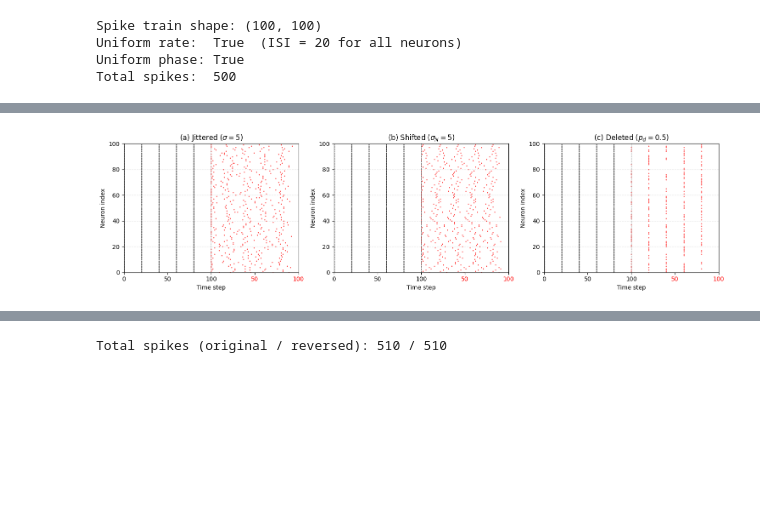
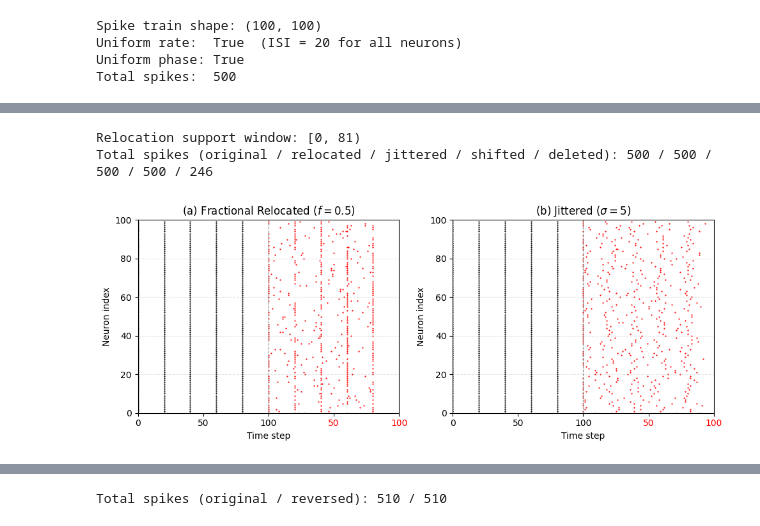
Before and after one commit to Laaaaack/beyond-beyond-rate, a Jupyter notebook: my_project/exp_fixed_weight_perturbation/result_visualization/auxillary_plots/perturbation/perturbation_visualization.ipynb, the cells around one changed output, grey strips where cells are left out. Saved outputs shown, nothing was run; the diff lists cells and outputs as text; code cells hidden in the pictures; blank space fills up the shorter version.

```diff
--- a/my_project/exp_fixed_weight_perturbation/result_visualization/auxillary_plots/perturbation/perturbation_visualization.ipynb
+++ b/my_project/exp_fixed_weight_perturbation/result_visualization/auxillary_plots/perturbation/perturbation_visualization.ipynb
@@ -282,7 +388,11 @@ Each panel shows the original spike train on the left (black) and the perturbed
 # %%
+RELOCATION_F = 0.5
 JITTER_SIGMA = 5.0
 SHIFT_SIGMA = 5.0
 DELETION_P = 0.5
+
+np.random.seed(RNG_SEED)
+relocated = relocate_spike_train(original_spikes, f=RELOCATION_F)
 
 np.random.seed(RNG_SEED)
 jittered = jitter_spike_train(original_spikes, sigma=JITTER_SIGMA)
@@ -292,6 +402,14 @@ shifted = shift_spike_train(original_spikes, sigma=SHIFT_SIGMA)
 
 np.random.seed(RNG_SEED)
 deleted = delete_spike_train(original_spikes, p_d=DELETION_P)
+
+support_window = resolve_support_window(original_spikes)
+print(f"Relocation support window: [0, {support_window})")
+print(
+    "Total spikes (original / relocated / jittered / shifted / deleted): "
+    f"{int(original_spikes.sum())} / {int(relocated.sum())} / "
+    f"{int(jittered.sum())} / {int(shifted.sum())} / {int(deleted.sum())}"
+)
 
 
 def draw_side_by_side(
@@ -324,31 +442,30 @@ def draw_side_by_side(
     ax.set_ylabel("Neuron index")
     ax.set_title(title)
     ax.grid(True, axis="y", linestyle="--", alpha=0.3)
-
-
-fig, axes = plt.subplots(1, 3, figsize=(15, 4))
-
-draw_side_by_side(
-    axes[0],
-    original_spikes,
-    jittered,
-    rf"(a) Jittered ($\sigma={JITTER_SIGMA:g}$)",
-)
-draw_side_by_side(
-    axes[1],
-    original_spikes,
-    shifted,
-    rf"(b) Shifted ($\sigma_N={SHIFT_SIGMA:g}$)",
-)
-draw_side_by_side(
-    axes[2],
-    original_spikes,
-    deleted,
-    rf"(c) Deleted ($p_d={DELETION_P:g}$)",
-)
-
-plt.tight_layout()
-plt.savefig("perturbation_methods_visualization.png", dpi=150, bbox_inches="tight")
-plt.show()
 # %% [output]
-[figure, removed]
+Relocation support window: [0, 81)
+Total spikes (original / relocated / jittered / shifted / deleted): 500 / 500 / 500 / 500 / 246
+# %%
+# Figure 1: the two timing-only perturbations at (near-)fixed spike count.
+fig, axes = plt.subplots(1, 2, figsize=(10, 4))
+
+draw_side_by_side(
+    axes[0],
+    original_spikes,
+    relocated,
+    rf"(a) Fractional Relocated ($f={RELOCATION_F:g}$)",
+)
+draw_side_by_side(
+    axes[1],
+    original_spikes,
+    jittered,
+    rf"(b) Jittered ($\sigma={JITTER_SIGMA:g}$)",
+)
+
+plt.tight_layout()
+plt.savefig(
+    "perturbation_relocation_jitter_visualization.png", dpi=150, bbox_inches="tight"
+)
+plt.show()
+# %% [output]
+[figure, added]
```
Also changed, not shown: parts of 6 cells of this notebook, 33 other files.
